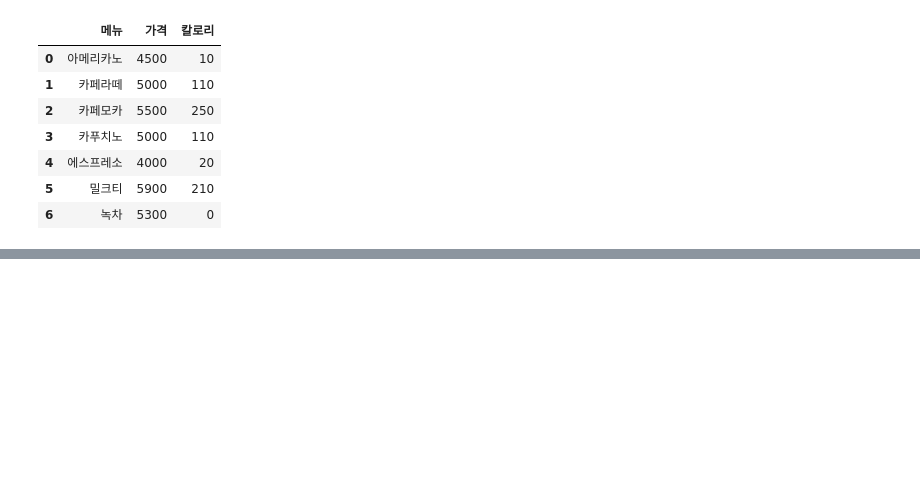
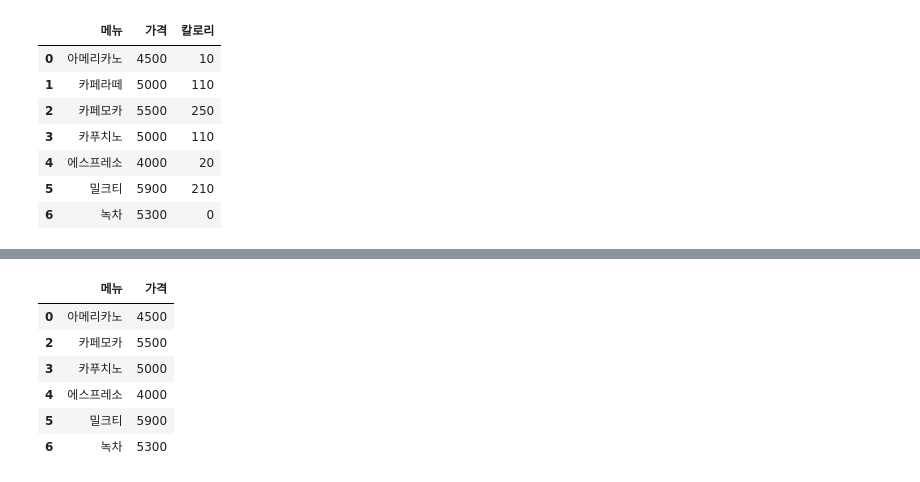
Before and after one commit to rollbsj/chat-python, a Jupyter notebook: 04_판다스/01_데이터프레임_컬럼.ipynb, the cells around one changed output, grey strips where cells are left out. Cells and saved outputs as stored; diff of their text form; code cells hidden in the pictures; blank space fills up the shorter version.

```diff
--- a/04_판다스/01_데이터프레임_컬럼.ipynb
+++ b/04_판다스/01_데이터프레임_컬럼.ipynb
@@ -347,2 +346,12 @@ KeyError: '[1] not found in axis'
 # %%
 df=df.drop("칼로리", axis=1)
+# %%
+df
+# %% [output]
+|  | 메뉴 | 가격 |
+| 0 | 아메리카노 | 4500 |
+| 2 | 카페모카 | 5500 |
+| 3 | 카푸치노 | 5000 |
+| 4 | 에스프레소 | 4000 |
+| 5 | 밀크티 | 5900 |
+| 6 | 녹차 | 5300 |
```
Also changed, not shown: parts of 5 cells of this notebook, 7 other files.
